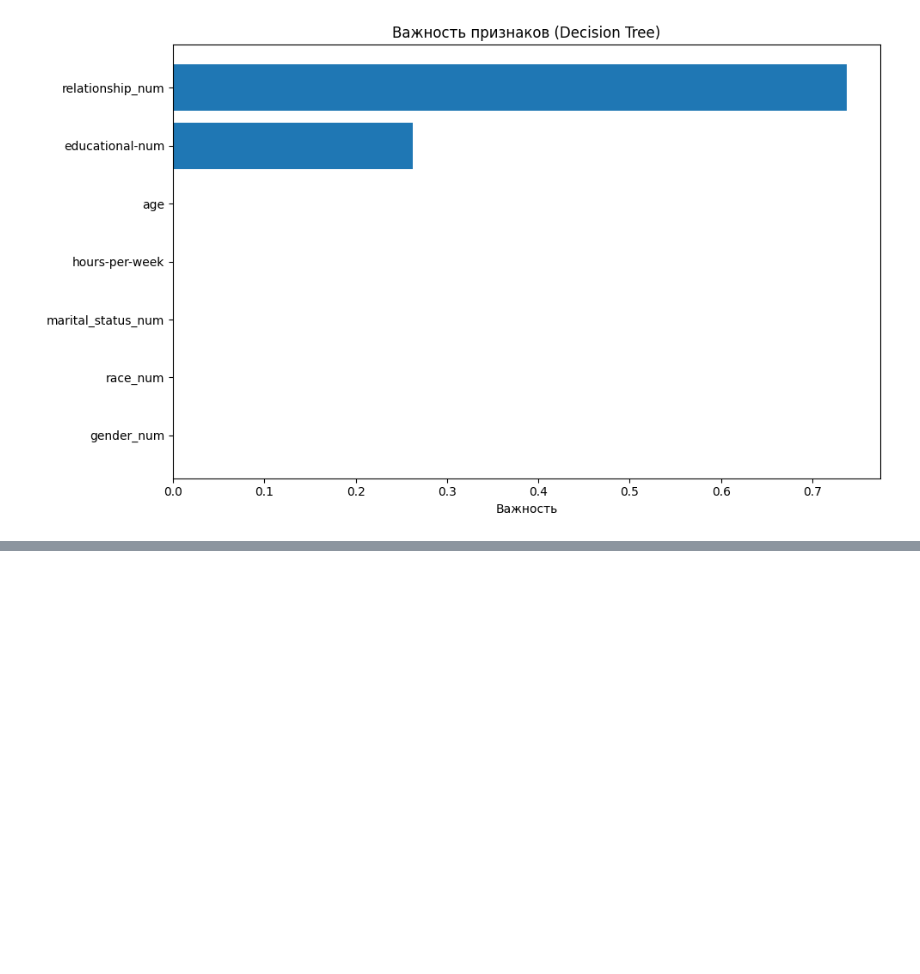
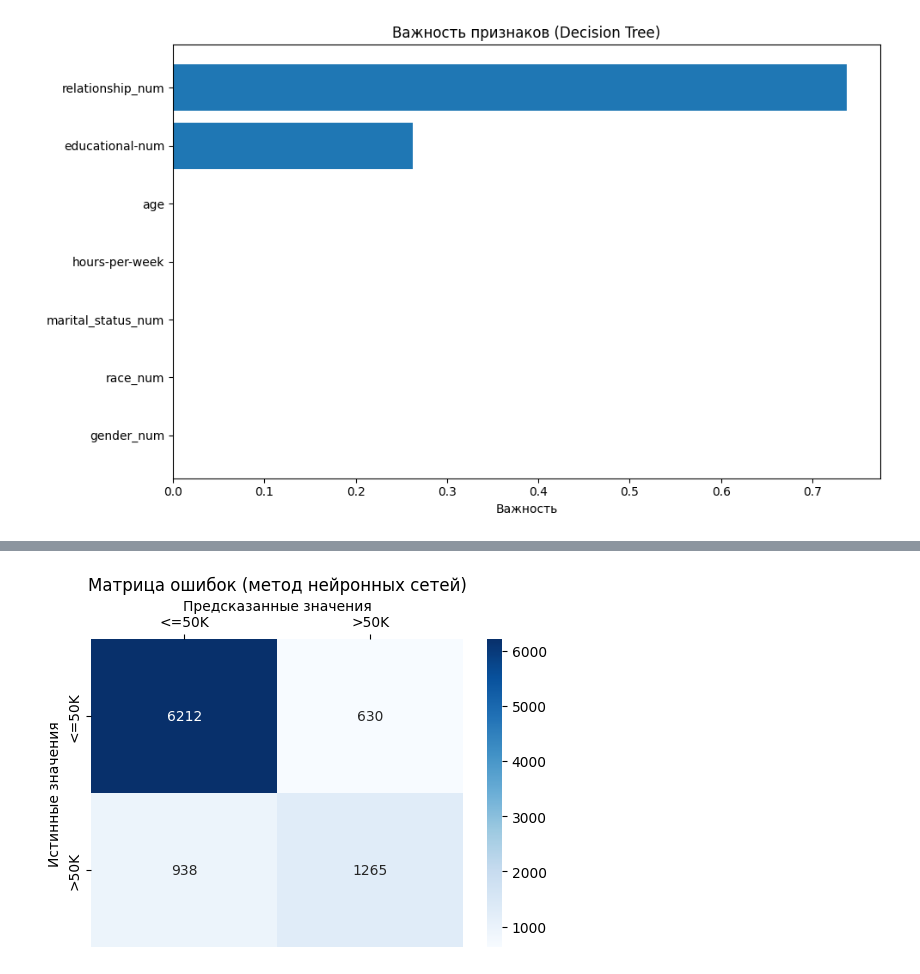
Before and after one commit to DaryaBorovinskaya/MAD_lab2, a Jupyter notebook: lab2.ipynb, the cells around one changed output, grey strips where cells are left out. Cells and saved outputs as stored; diff of their text form; code cells hidden in the pictures; blank space fills up the shorter version.

Commit message:
Метод нейронных сетей (в общий файл)

```diff
--- a/lab2.ipynb
+++ b/lab2.ipynb
@@ -291,0 +376,15 @@ plt.show()
+# %%
+# Матрица ошибок
+cm = confusion_matrix(y_test, y_pred)
+plt.figure(figsize=(6, 4))
+sns.heatmap(cm, annot=True, fmt='d', cmap='Blues',
+            xticklabels=['<=50K', '>50K'], yticklabels=['<=50K', '>50K'])
+plt.xticks(rotation=0)  # Убираем поворот (если есть)
+plt.gca().xaxis.tick_top()  # Перемещаем ось X наверх
+plt.gca().xaxis.set_label_position('top')  # Подпись оси X тоже наверх
+plt.xlabel('Предсказанные значения')
+plt.ylabel('Истинные значения')
+plt.title('Матрица ошибок (метод нейронных сетей)')
+plt.show()
+# %% [output]
+[figure, added]
```
Also changed, not shown: parts of 6 cells of this notebook, 4 other files.
